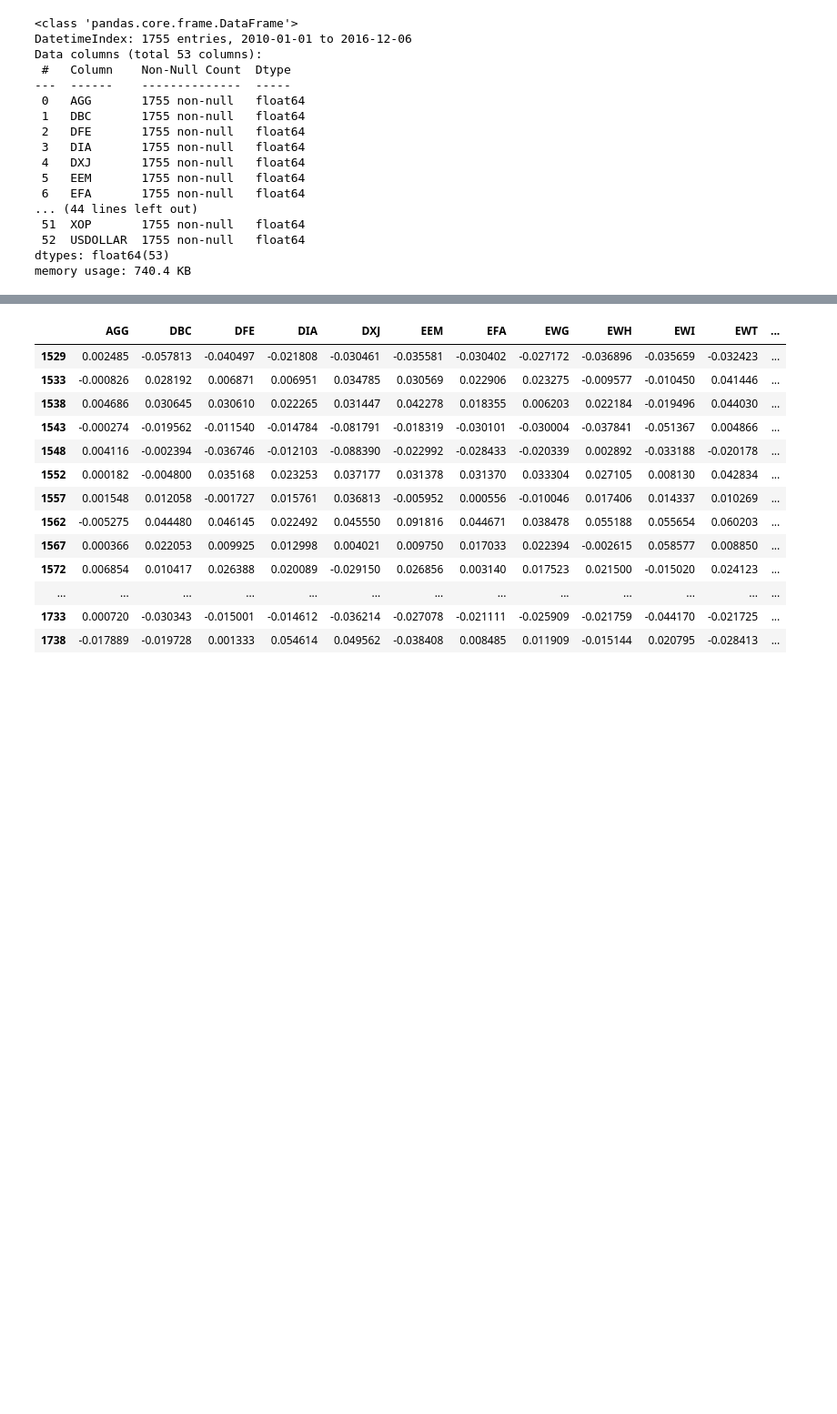
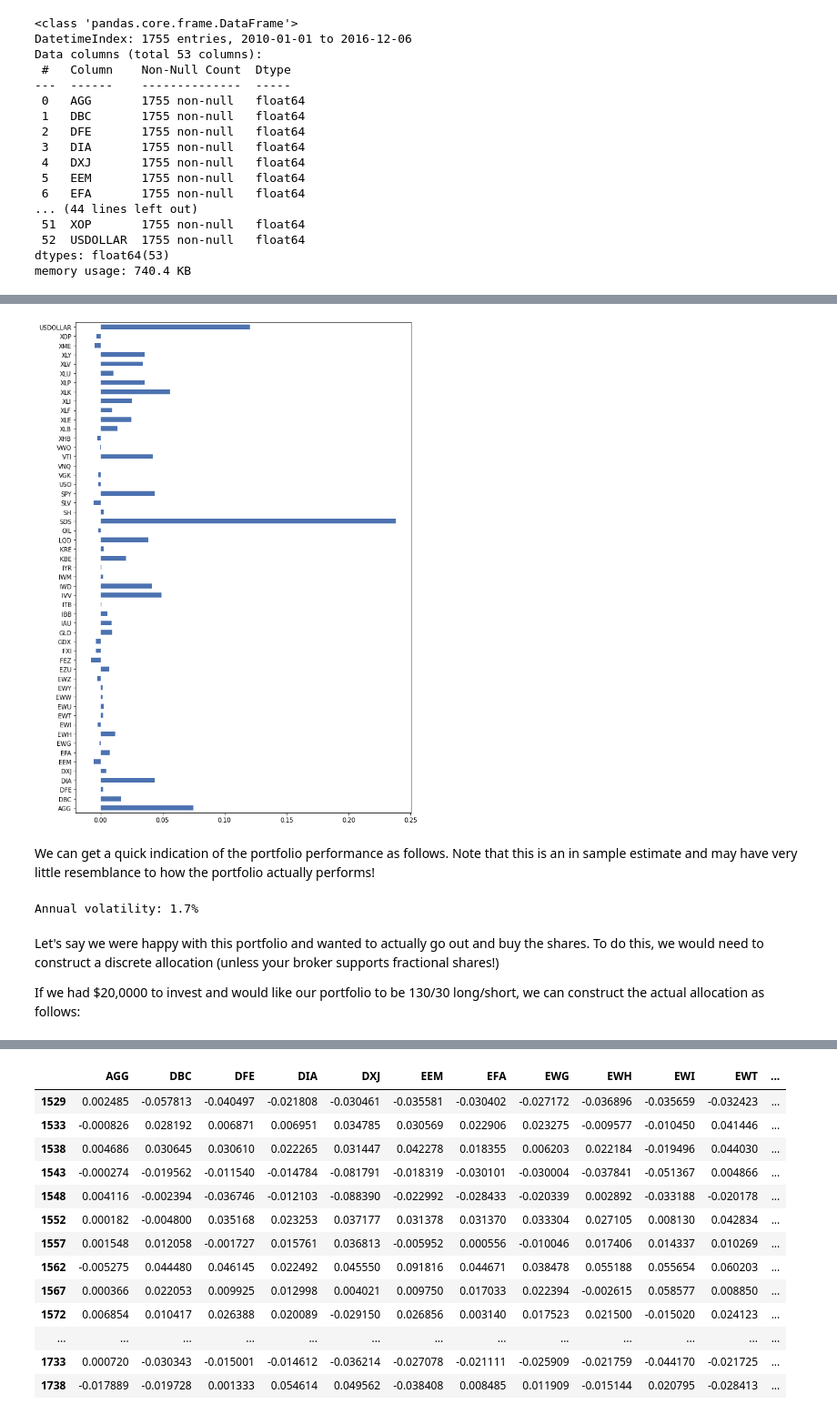
Before and after one commit to saritmaitra/mathematical_optimization_model, a Jupyter notebook: mathematical_optimization.ipynb, the cells around one changed output, grey strips where cells are left out. Shown at 91% size. Cells and saved outputs as stored; diff of their text form; code cells hidden in the pictures; blank space fills up the shorter version.

```diff
--- a/mathematical_optimization.ipynb
+++ b/mathematical_optimization.ipynb
@@ -74,0 +78,8 @@ memory usage: 740.4 KB
+# %%
+S = risk_models.CovarianceShrinkage(df_new).ledoit_wolf()
+
+# You don't have to provide expected returns in this case
+ef = EfficientFrontier(None, S, weight_bounds=(None, None))
+ef.min_volatility()
+weights = ef.clean_weights()
+weights
@@ -74,0 +104,3 @@ memory usage: 740.4 KB
+# %%
+pd.Series(weights).plot.barh(figsize=(10,15));
+# %% [output]
@@ -74,0 +108,11 @@ memory usage: 740.4 KB
+[figure, added]
+# %% [markdown]
+We can get a quick indication of the portfolio performance as follows. Note that this is an in sample estimate and may have very little resemblance to how the portfolio actually performs!
+# %%
+ef.portfolio_performance(verbose=True);
+# %% [output]
+Annual volatility: 1.7%
+# %% [markdown]
+Let's say we were happy with this portfolio and wanted to actually go out and buy the shares. To do this, we would need to construct a discrete allocation (unless your broker supports fractional shares!)
+
+If we had \$20,0000 to invest and would like our portfolio to be 130/30 long/short, we can construct the actual allocation as follows:
```
Also changed, not shown: parts of 28 cells of this notebook.
